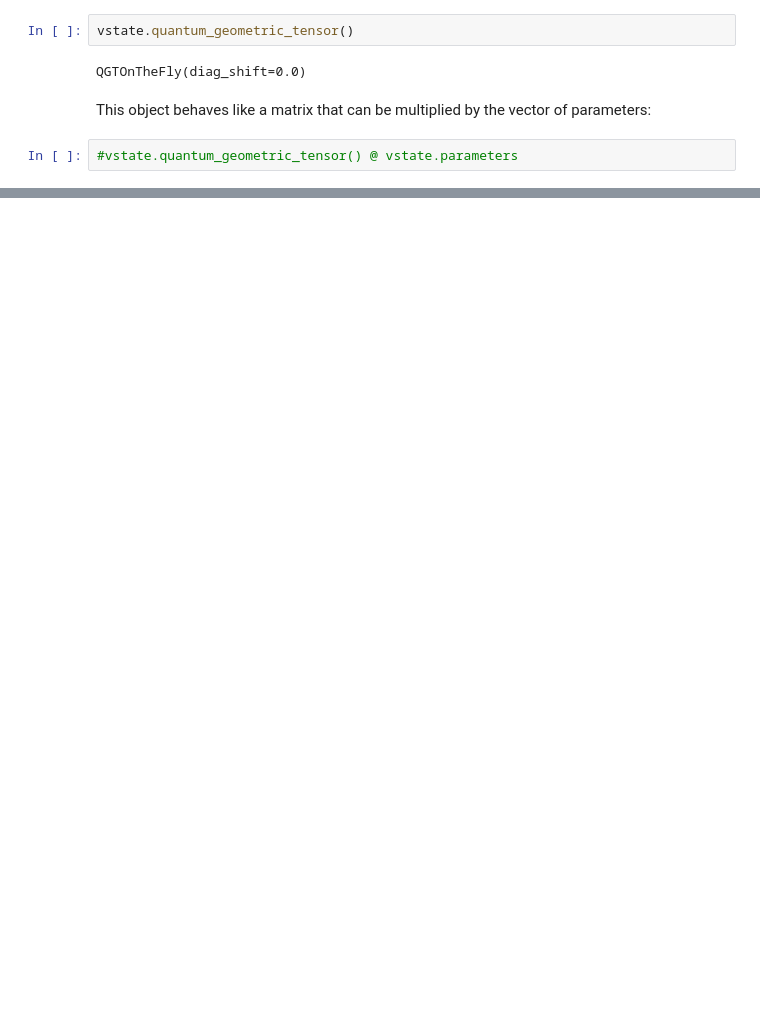
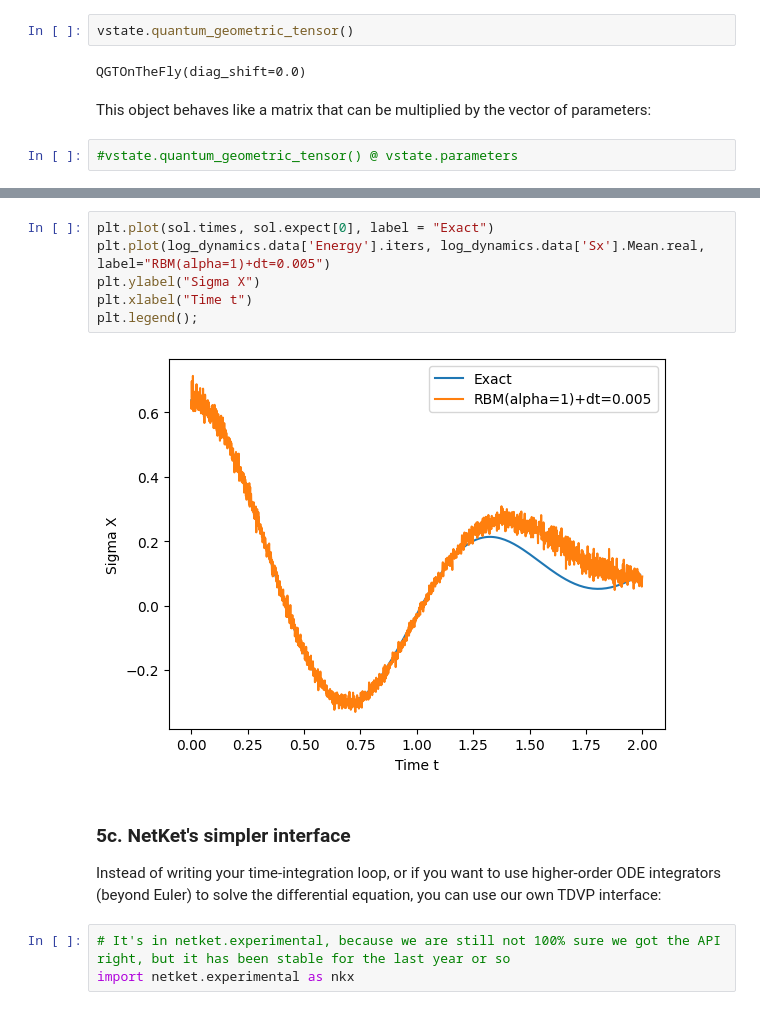
Before and after one commit to PhilipVinc/Lectures, a Jupyter notebook: 2209_Munich/Dynamics.ipynb, the cells around one changed output, grey strips where cells are left out. Saved outputs shown, nothing was run; the diff lists cells and outputs as text; blank space fills up the shorter version.

```diff
--- a/2209_Munich/Dynamics.ipynb
+++ b/2209_Munich/Dynamics.ipynb
@@ -793,0 +700,15 @@ So the only thing we need is now:
+# %%
+plt.plot(sol.times, sol.expect[0], label = "Exact")
+plt.plot(log_dynamics.data['Energy'].iters, log_dynamics.data['Sx'].Mean.real, label="RBM(alpha=1)+dt=0.005")
+plt.ylabel("Sigma X")
+plt.xlabel("Time t")
+plt.legend();
+# %% [output]
+[figure, added]
+# %% [markdown]
+### 5c. NetKet's simpler interface
+
+Instead of writing your time-integration loop, or if you want to use higher-order ODE integrators (beyond Euler) to solve the differential equation, you can use our own TDVP interface:
+# %%
+# It's in netket.experimental, because we are still not 100% sure we got the API right, but it has been stable for the last year or so
+import netket.experimental as nkx
```
Also changed, not shown: parts of 85 cells of this notebook.
